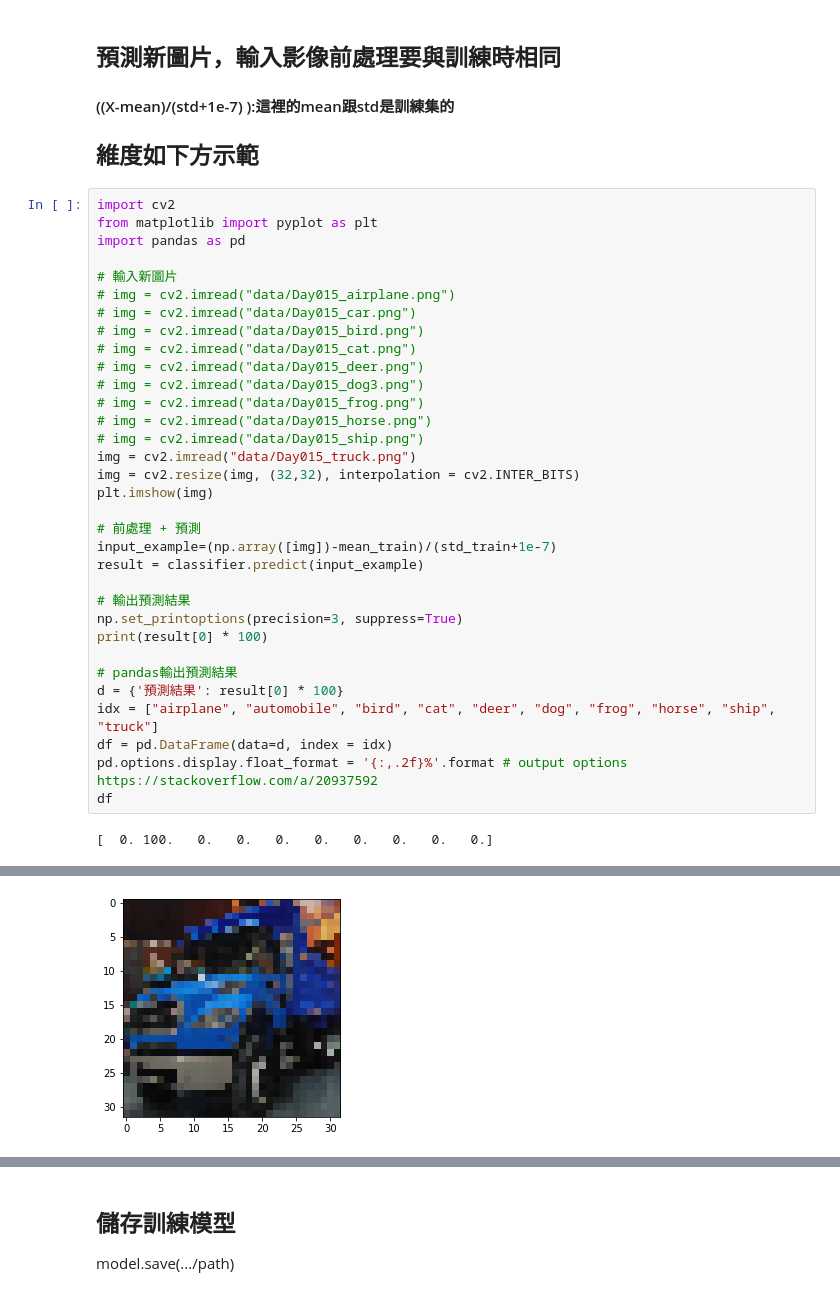
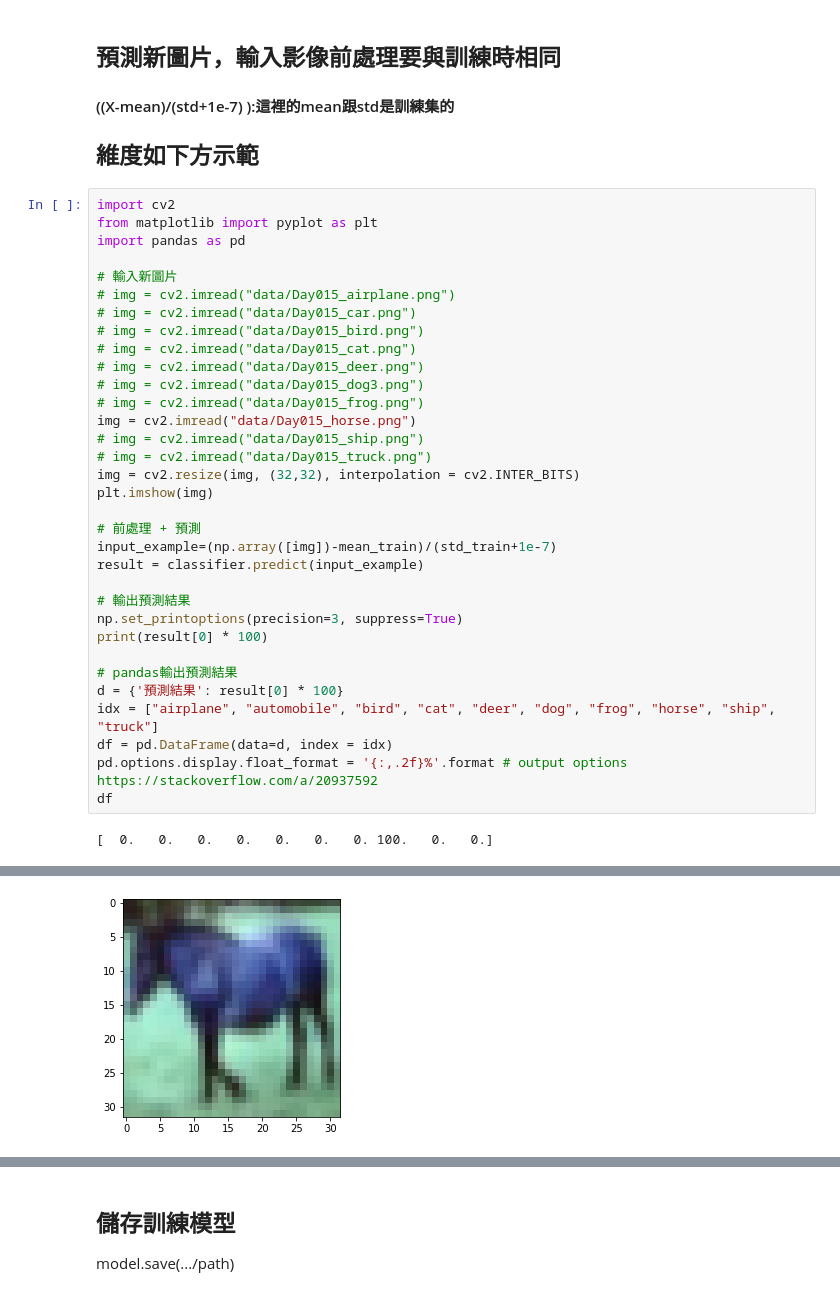
Before and after one commit to RRRChangeche/CV_CVMarathon, a Jupyter notebook: homework/Day015_Cifar_HW.ipynb, the cells around one changed output, grey strips where cells are left out. Cells and saved outputs as stored; diff of their text form.

```diff
--- a/homework/Day015_Cifar_HW.ipynb
+++ b/homework/Day015_Cifar_HW.ipynb
@@ -145,9 +153,9 @@ import pandas as pd
 # img = cv2.imread("data/Day015_deer.png")
 # img = cv2.imread("data/Day015_dog3.png")
 # img = cv2.imread("data/Day015_frog.png")
-# img = cv2.imread("data/Day015_horse.png")
+img = cv2.imread("data/Day015_horse.png")
 # img = cv2.imread("data/Day015_ship.png")
-img = cv2.imread("data/Day015_truck.png")
+# img = cv2.imread("data/Day015_truck.png")
 img = cv2.resize(img, (32,32), interpolation = cv2.INTER_BITS)
 plt.imshow(img)
 
@@ -166,6 +174,6 @@ df = pd.DataFrame(data=d, index = idx)
 pd.options.display.float_format = '{:,.2f}%'.format # output options https://stackoverflow.com/a/20937592
 df
 # %% [output]
-[  0. 100.   0.   0.   0.   0.   0.   0.   0.   0.]
+[  0.   0.   0.   0.   0.   0.   0. 100.   0.   0.]
 |  | 預測結果 |
 | airplane | 0.00% |
@@ -179,3 +187,3 @@ df
 | ship | 0.00% |
 | truck | 0.00% |
-[figure, old version]
+[figure, new version]
```
Also changed, not shown: parts of 5 cells of this notebook, 5 other files.
